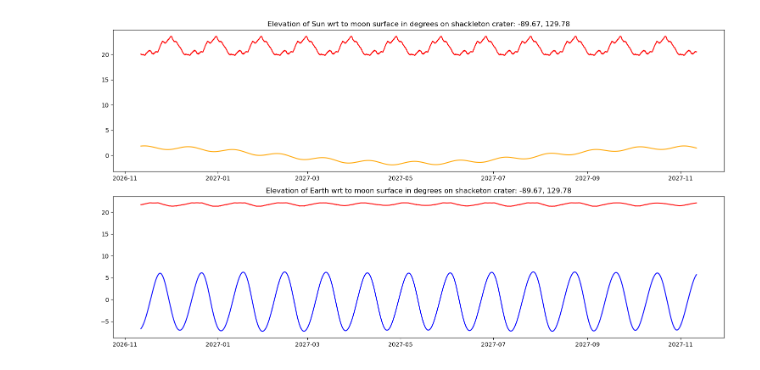
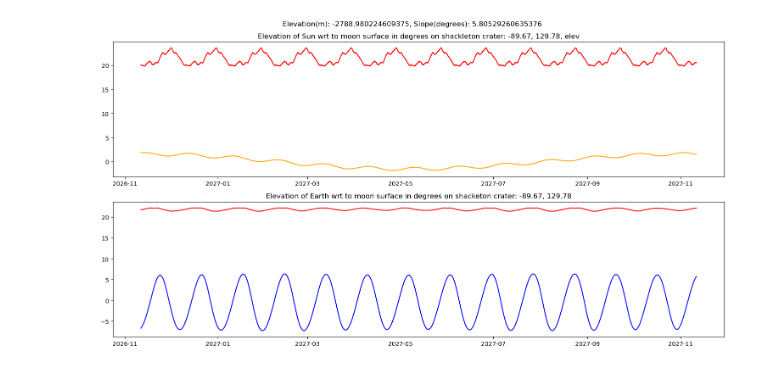
Before and after one commit to Inert-Om/ArtemisOS, a Jupyter notebook: testEngine.ipynb, the cells around one changed output. Saved outputs shown, nothing was run; the diff lists cells and outputs as text; code cells hidden in the pictures.

Commit message:
Added elevation feature in getMoonState

```diff
--- a/testEngine.ipynb
+++ b/testEngine.ipynb
@@ -5,6 +5,7 @@ import matplotlib.pyplot as plt
 df = makeDF("2026-11-11T12:00:00Z", "2027-11-11T12:00:00Z")
 # %%
 lat, long = -89.67, 129.78
+_, _, elev, slope = getMoonState(lat, long)
 df = calcRVect(lat, long, df)
 # %%
 Spts = df[['SX', 'SY', 'SZ']].to_numpy()
@@ -24,15 +25,16 @@ df.head()
 # %%
 fig, axs = plt.subplots(2, 1, figsize = (15, 8))
 
+fig.suptitle("Elevation(m): {}, Slope(degrees): {}".format(elev, slope))
 axs[0].plot(df['datetime_utc'], df['STheta'], color='orange')
 axs[0].plot(df['datetime_utc'], df['SCritTheta'], color='red', linestyle='-')
-axs[0].set_title("Elevation of Sun wrt to moon surface in degrees on shackleton crater: {}, {}".format(lat, long))
+axs[0].set_title("Elevation of Sun wrt to moon surface in degrees on shackleton crater: {}, {}, elev".format(lat, long))
 
 axs[1].plot(df['datetime_utc'], df['ETheta'], color='blue')
 axs[1].plot(df['datetime_utc'], df['ECritTheta'], color='red', linestyle='-')
 axs[1].set_title("Elevation of Earth wrt to moon surface in degrees on shacketon crater: {}, {}".format(lat, long))
 
 plt.tight_layout()
 plt.show()
 # %% [output]
-[figure, old version]
+[figure, new version]
```
Also changed, not shown: parts of 1 cell of this notebook, 1 other file.
